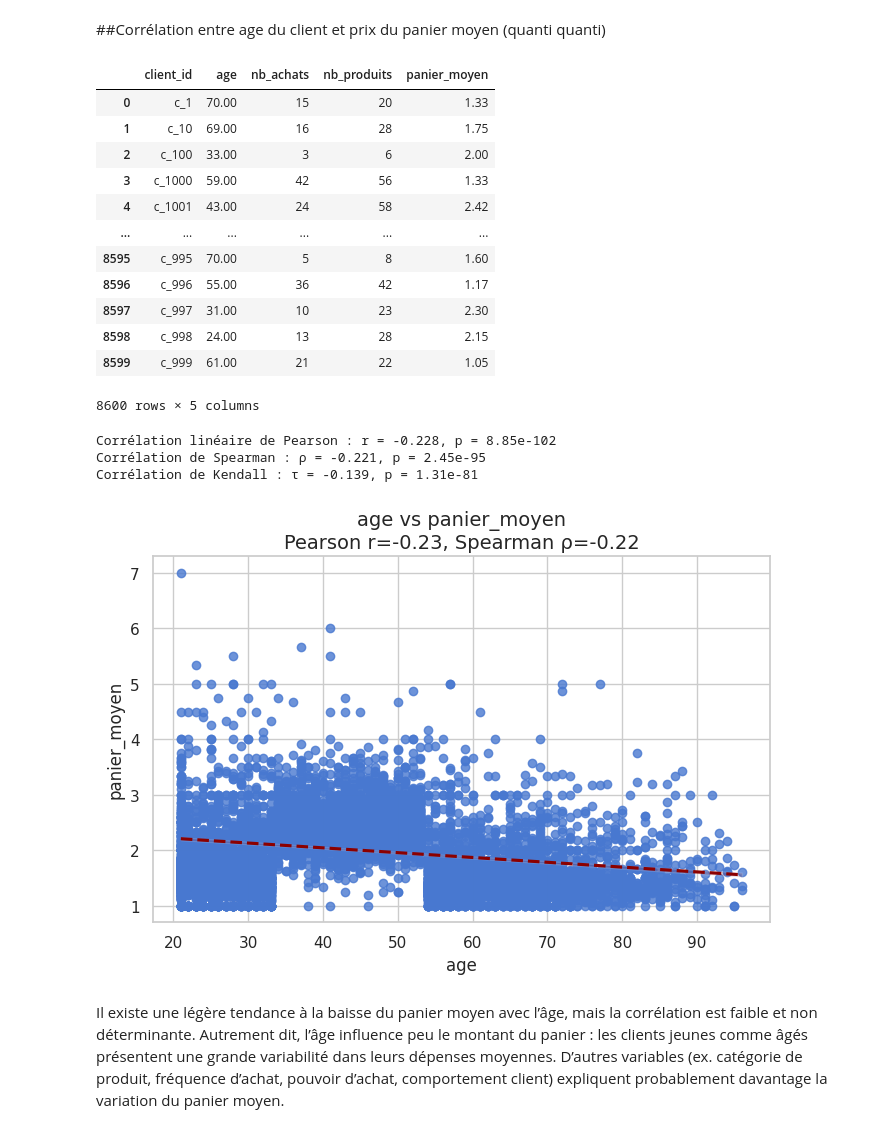
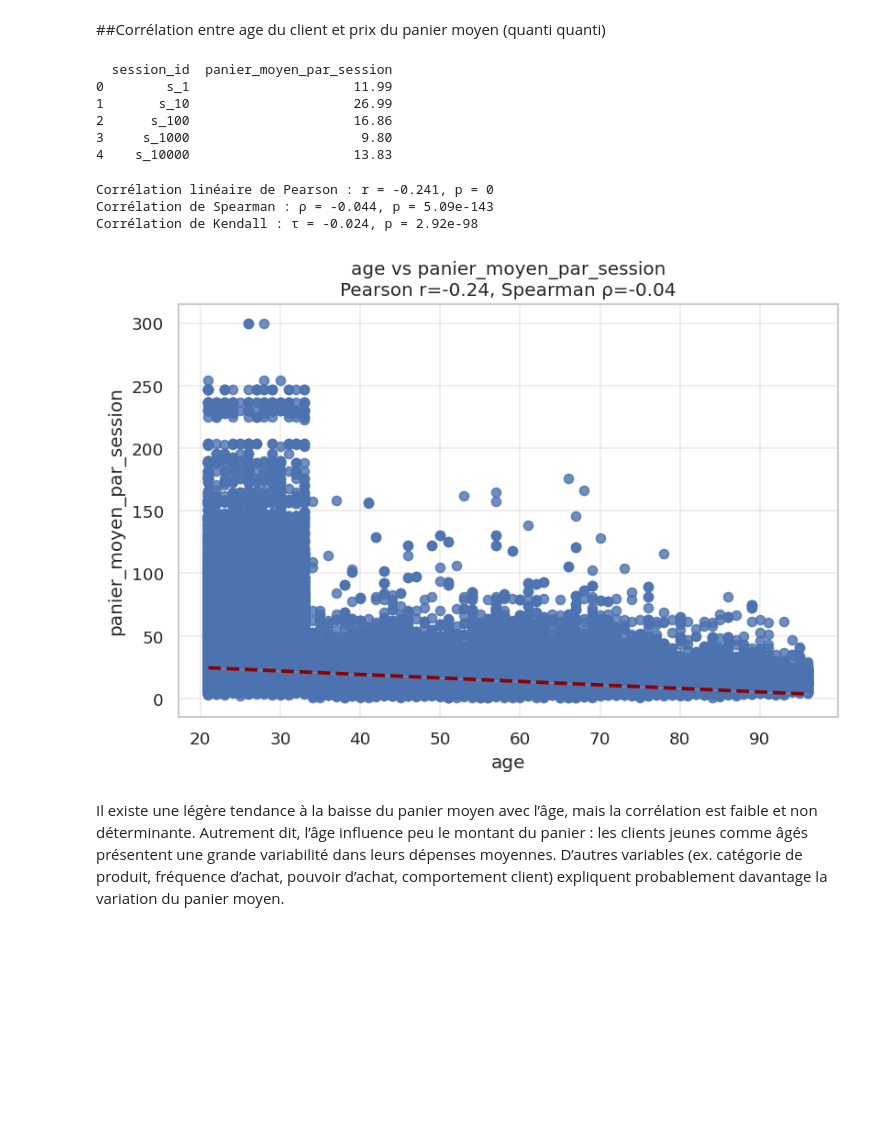
Before and after one commit to dinaglamshowroom/projet-data_oc, a Jupyter notebook: Projet4_Corrélation_3.ipynb, the cells around one changed output. Drawn from its saved outputs; the diff is of its cells as text; code cells hidden in the pictures; blank space fills up the shorter version.

```diff
--- a/Projet4_Corrélation_3.ipynb
+++ b/Projet4_Corrélation_3.ipynb
@@ -57,0 +50,25 @@ plt.rcParams["axes.labelsize"] = 12
+# %%
+
+AUTUMN_PALETTE = ["#D97706", "#FBBF24", "#7C9885", "#3B82F6", "#78350F"]
+
+sns.set_theme(
+    context="notebook",
+    style="whitegrid",
+    palette=AUTUMN_PALETTE
+)
+
+plt.rcParams.update({
+    "figure.figsize": (10, 5),
+    "figure.dpi": 120,
+    "axes.titlesize": 16,
+    "axes.labelsize": 13,
+    "xtick.labelsize": 11,
+    "ytick.labelsize": 11,
+    "axes.facecolor": "#FAFAF8",   # fond quasi blanc, pas beige
+    "axes.edgecolor": "#D1CFCB",   # bord doux, pas trop contrasté
+    "grid.color": "#E5E4E2",
+    "grid.alpha": 0.4,
+    "axes.prop_cycle": cycler(color=AUTUMN_PALETTE)
+})
+
+print("🎨 Thème automnal raffiné activé (Matplotlib + Seaborn)")
@@ -1140,53 +1072,57 @@ df_clients = panier_by_client.copy()
-# %%
-df_clients
-# %% [output]
-|  | client_id | age | nb_achats | nb_produits | panier_moyen |
-| 0 | c_1 | 70.00 | 15 | 20 | 1.33 |
-| 1 | c_10 | 69.00 | 16 | 28 | 1.75 |
-| 2 | c_100 | 33.00 | 3 | 6 | 2.00 |
-| 3 | c_1000 | 59.00 | 42 | 56 | 1.33 |
-| 4 | c_1001 | 43.00 | 24 | 58 | 2.42 |
-| ... | ... | ... | ... | ... | ... |
-| 8595 | c_995 | 70.00 | 5 | 8 | 1.60 |
-| 8596 | c_996 | 55.00 | 36 | 42 | 1.17 |
-| 8597 | c_997 | 31.00 | 10 | 23 | 2.30 |
-| 8598 | c_998 | 24.00 | 13 | 28 | 2.15 |
-| 8599 | c_999 | 61.00 | 21 | 22 | 1.05 |
-8600 rows × 5 columns
+# %%
+# Calcul du panier moyen par session
+panier_moyen_par_session = (
+    df_tf.groupby("session_id", observed=True)["price"]
+         .mean()
+         .reset_index()
+         .rename(columns={"price": "panier_moyen_par_session"})
+)
+
+# Vérification
+print(panier_moyen_par_session.head())
+# %% [output]
+  session_id  panier_moyen_par_session
+0        s_1                     11.99
+1       s_10                     26.99
+2      s_100                     16.86
+3     s_1000                      9.80
+4    s_10000                     13.83
+# %%
+df_tf = df_tf.merge(panier_moyen_par_session, on="session_id", how="left")
 # %%
 # ============================
 # CORRÉLATION QUANTI - QUANTI
 # ============================
 
 
 X = "age"       # variable quantitative 1
-Y = "panier_moyen"     # variable quantitative 2
-df =  df_clients.copy()
+Y = "panier_moyen_par_session"     # variable quantitative 2
+df =  df_tf.copy()
 
 # 1️⃣ Nettoyage
 df = df[[X, Y]].dropna()
 
 # 2️⃣ Tests de corrélation
 pearson_r, p_pearson = stats.pearsonr(df[X], df[Y])
 spearman_r, p_spearman = stats.spearmanr(df[X], df[Y])
 kendall_t, p_kendall = stats.kendalltau(df[X], df[Y])
 
 # 3️⃣ Résultats
 print(f"Corrélation linéaire de Pearson : r = {pearson_r:.3f}, p = {p_pearson:.3g}")
 print(f"Corrélation de Spearman : ρ = {spearman_r:.3f}, p = {p_spearman:.3g}")
 print(f"Corrélation de Kendall : τ = {kendall_t:.3f}, p = {p_kendall:.3g}")
 
 # 4️⃣ Visualisation
 plt.figure(figsize=(7,5))
 sns.regplot(x=X, y=Y, data=df, line_kws={"color":"darkred","linestyle":"--"})
 plt.title(f"{X} vs {Y}\nPearson r={pearson_r:.2f}, Spearman ρ={spearman_r:.2f}")
 plt.tight_layout()
 plt.show()
 # %% [output]
-Corrélation linéaire de Pearson : r = -0.228, p = 8.85e-102
-Corrélation de Spearman : ρ = -0.221, p = 2.45e-95
-Corrélation de Kendall : τ = -0.139, p = 1.31e-81
+Corrélation linéaire de Pearson : r = -0.241, p = 0
+Corrélation de Spearman : ρ = -0.044, p = 5.09e-143
+Corrélation de Kendall : τ = -0.024, p = 2.92e-98
-[figure, old version]
+[figure, new version]
 # %% [markdown]
 Il existe une légère tendance à la baisse du panier moyen avec l’âge, mais la corrélation est faible et non déterminante.
 Autrement dit, l’âge influence peu le montant du panier : les clients jeunes comme âgés présentent une grande variabilité dans leurs dépenses moyennes.
```
Also changed, not shown: parts of 43 cells of this notebook.
